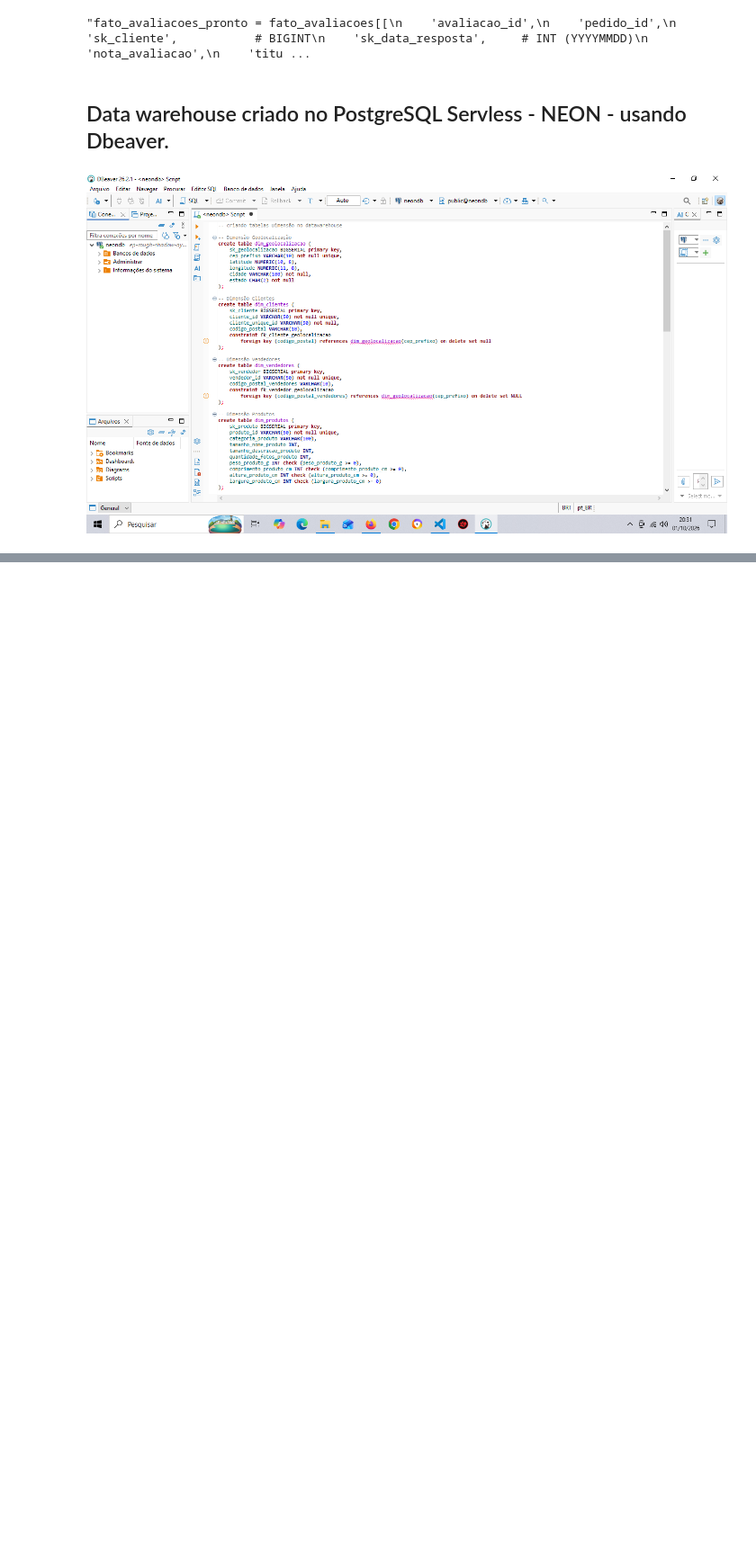
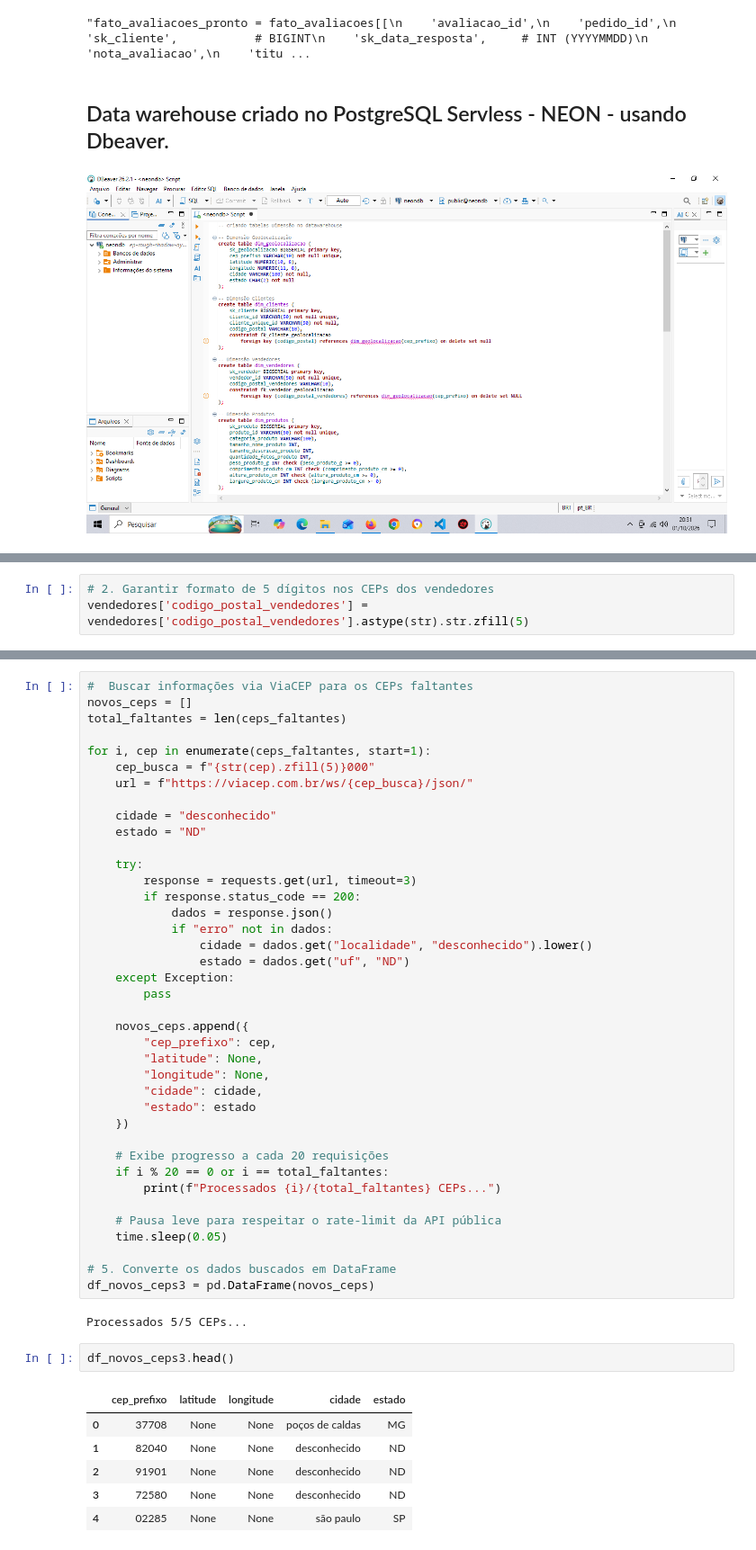
Before and after one commit to Andrey-Silva-Data/end-to-end-ecommerce-olist, a Jupyter notebook: ecommerce.ipynb, the cells around one changed output, grey strips where cells are left out. Shown at 90% size. Cells and saved outputs as stored; diff of their text form; blank space fills up the shorter version.

```diff
--- a/ecommerce.ipynb
+++ b/ecommerce.ipynb
@@ -1159,0 +1406,3 @@ avaliacoes_enriquecido['sk_data_resposta'] = (
+# %%
+# 2. Garantir formato de 5 dígitos nos CEPs dos vendedores
+vendedores['codigo_postal_vendedores'] = vendedores['codigo_postal_vendedores'].astype(str).str.zfill(5)
@@ -1159,0 +1418,50 @@ avaliacoes_enriquecido['sk_data_resposta'] = (
+# %%
+#  Buscar informações via ViaCEP para os CEPs faltantes
+novos_ceps = []
+total_faltantes = len(ceps_faltantes)
+
+for i, cep in enumerate(ceps_faltantes, start=1):
+    cep_busca = f"{str(cep).zfill(5)}000"
+    url = f"https://viacep.com.br/ws/{cep_busca}/json/"
+
+    cidade = "desconhecido"
+    estado = "ND"
+
+    try:
+        response = requests.get(url, timeout=3)
+        if response.status_code == 200:
+            dados = response.json()
+            if "erro" not in dados:
+                cidade = dados.get("localidade", "desconhecido").lower()
+                estado = dados.get("uf", "ND")
+    except Exception:
+        pass
+
+    novos_ceps.append({
+        "cep_prefixo": cep,
+        "latitude": None,
+        "longitude": None,
+        "cidade": cidade,
+        "estado": estado
+    })
+
+    # Exibe progresso a cada 20 requisições
+    if i % 20 == 0 or i == total_faltantes:
+        print(f"Processados {i}/{total_faltantes} CEPs...")
+
+    # Pausa leve para respeitar o rate-limit da API pública
+    time.sleep(0.05)
+
+# 5. Converte os dados buscados em DataFrame
+df_novos_ceps3 = pd.DataFrame(novos_ceps)
+# %% [output]
+Processados 5/5 CEPs...
+# %%
+df_novos_ceps3.head()
+# %% [output]
+|  | cep_prefixo | latitude | longitude | cidade | estado |
+| 0 | 37708 | None | None | poços de caldas | MG |
+| 1 | 82040 | None | None | desconhecido | ND |
+| 2 | 91901 | None | None | desconhecido | ND |
+| 3 | 72580 | None | None | desconhecido | ND |
+| 4 | 02285 | None | None | são paulo | SP |
```
Also changed, not shown: parts of 105 cells of this notebook.
